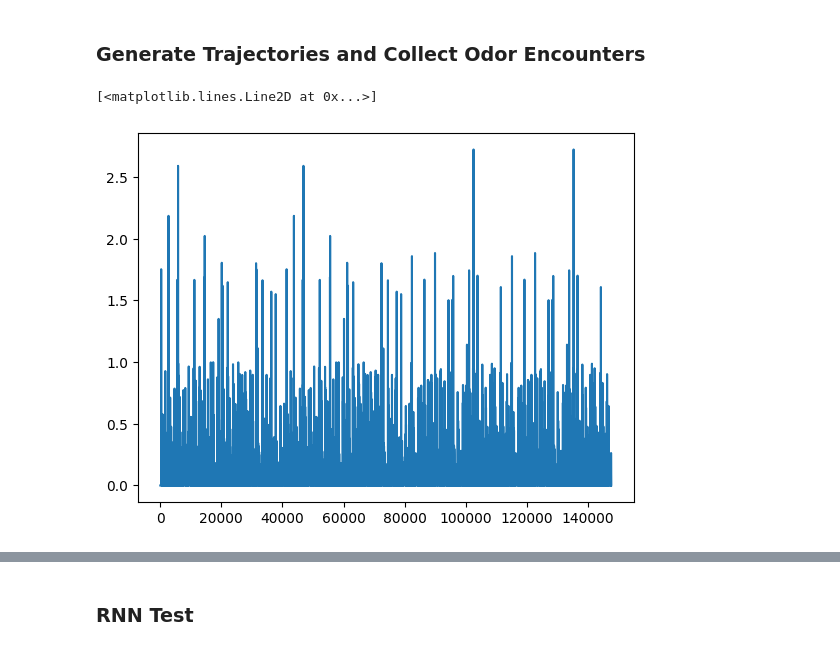
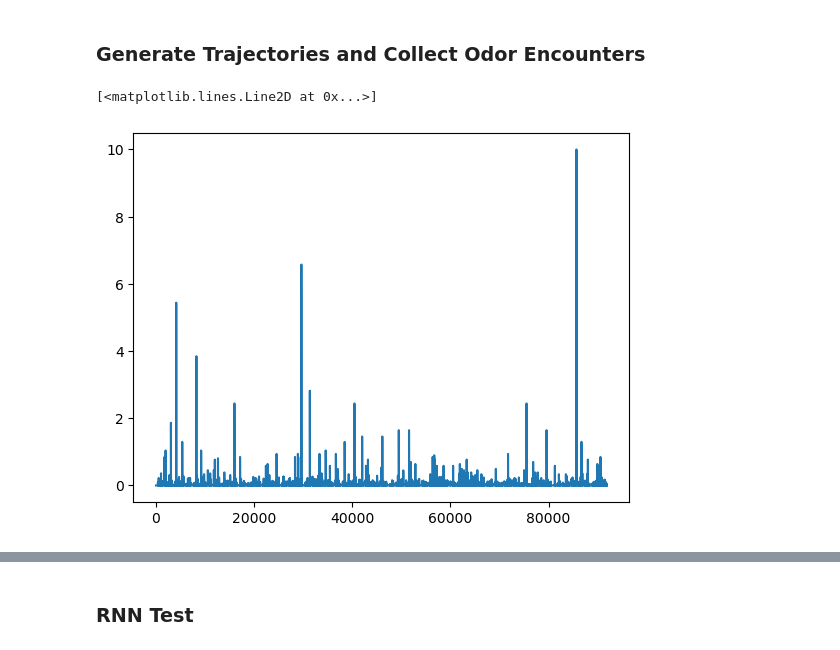
Before and after one commit to arunavanag591/COSMOS, a Jupyter notebook: puff_data_sim.ipynb, the cells around one changed output, grey strips where cells are left out. Cells and saved outputs as stored; diff of their text form; code cells hidden in the pictures.

```diff
--- a/puff_data_sim.ipynb
+++ b/puff_data_sim.ipynb
@@ -140,6 +153,6 @@ for i in range(1, 2):
 # %%
 # Specify the directory you're working from
-folder_path = '/home/flybot/DataAnalysis/data/generated_data_plume_sim/train/'
+folder_path = '/home/beast/An/data/Sept13Plumes/plume2/train/'
 
 # Get a list of all the .h5 files in the directory
 files = [f for f in os.listdir(folder_path) if f.endswith('.h5')]
@@ -155,8 +168,8 @@ for file in files:
 # %%
 all_data=all_data.reset_index(drop=True)
 df=pd.DataFrame()
 df = all_data.copy()
-plt.plot(df.odor)
+plt.plot(scale_data(df.odor))
 # %% [output]
 [<matplotlib.lines.Line2D at 0x...>]
-[figure, old version]
+[figure, new version]
```
Also changed, not shown: parts of 5 cells of this notebook, 2 other files.
